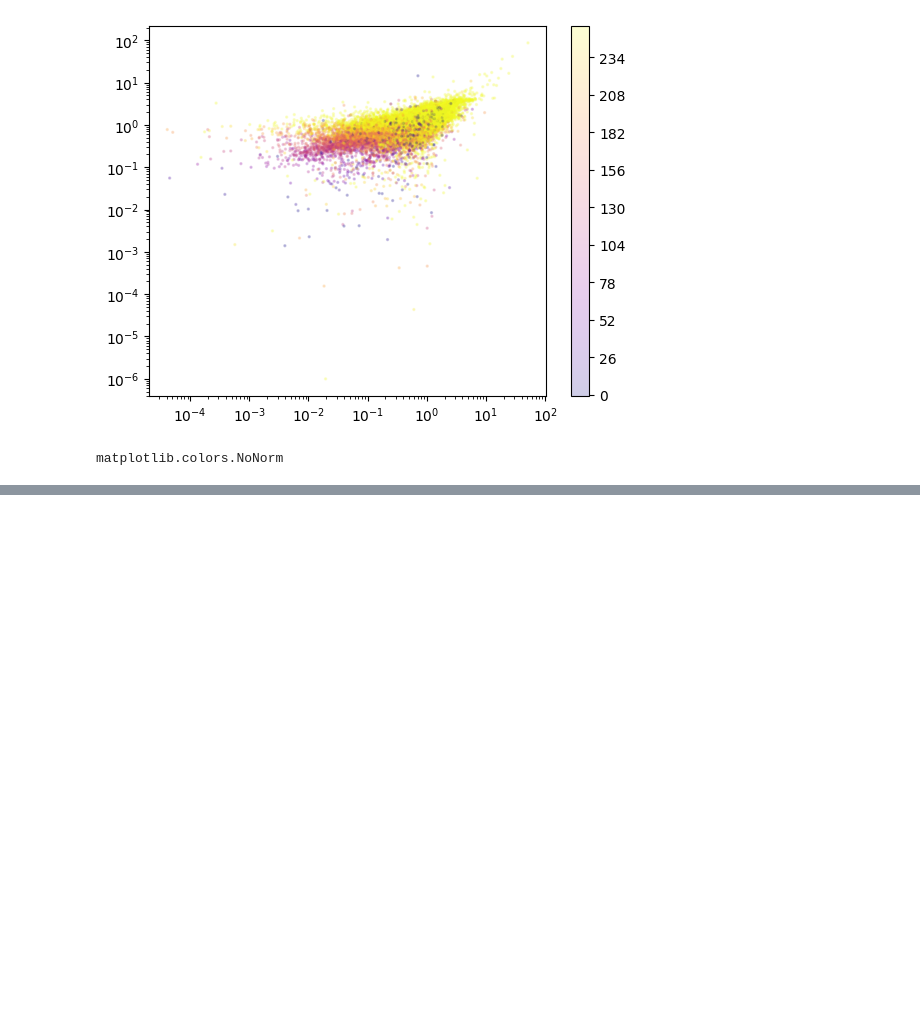
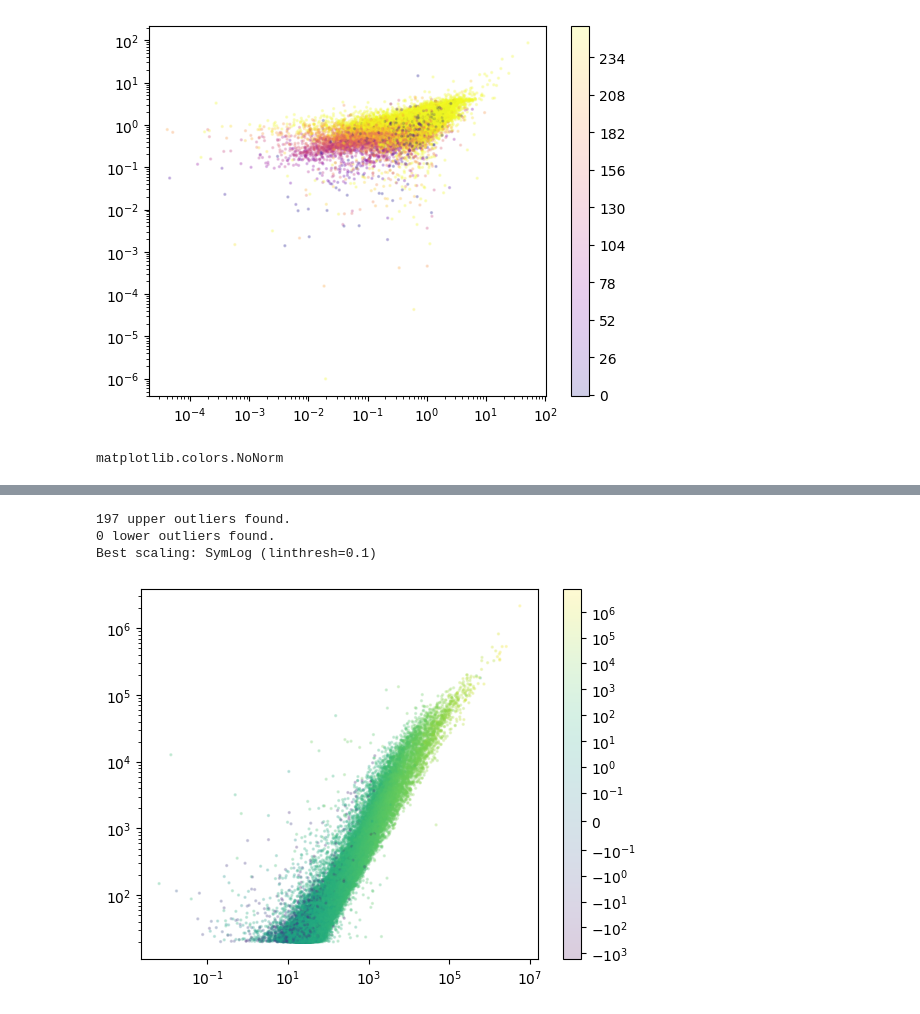
Before and after one commit to juliana-karp/scatterscale, a Jupyter notebook: sandbox.ipynb, the cells around one changed output, grey strips where cells are left out. Cells and saved outputs as stored; diff of their text form; code cells hidden in the pictures; blank space fills up the shorter version.

```diff
--- a/sandbox.ipynb
+++ b/sandbox.ipynb
@@ -269,0 +364,15 @@ matplotlib.colors.NoNorm
+# %%
+# same but handle outliers
+F090W_outliered = handle_outliers(example_jades_data["F090W_KRON"].values, sigma_value=1, treatment="mask_out", verbose=True)
+
+F090W_KRON_norm = get_scatterscale(F090W_outliered)
+plt.scatter(example_jades_data["F200W_KRON"], example_jades_data["F444W_KRON"], c=F090W_outliered, norm=F090W_KRON_norm, cmap="viridis", alpha=0.2, s=2)
+plt.xscale("log")
+plt.yscale("log")
+plt.colorbar()
+plt.show()
+# %% [output]
+197 upper outliers found.
+0 lower outliers found.
+Best scaling: SymLog (linthresh=0.1)
+[figure, added]
```
Also changed, not shown: parts of 11 cells of this notebook, 2 other files.
